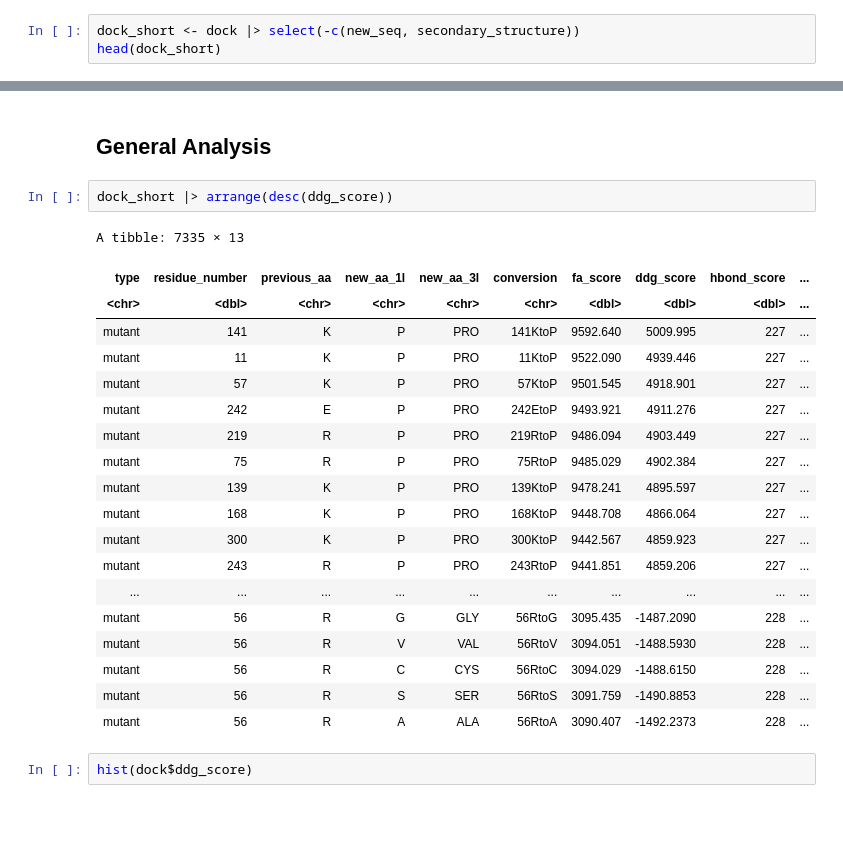
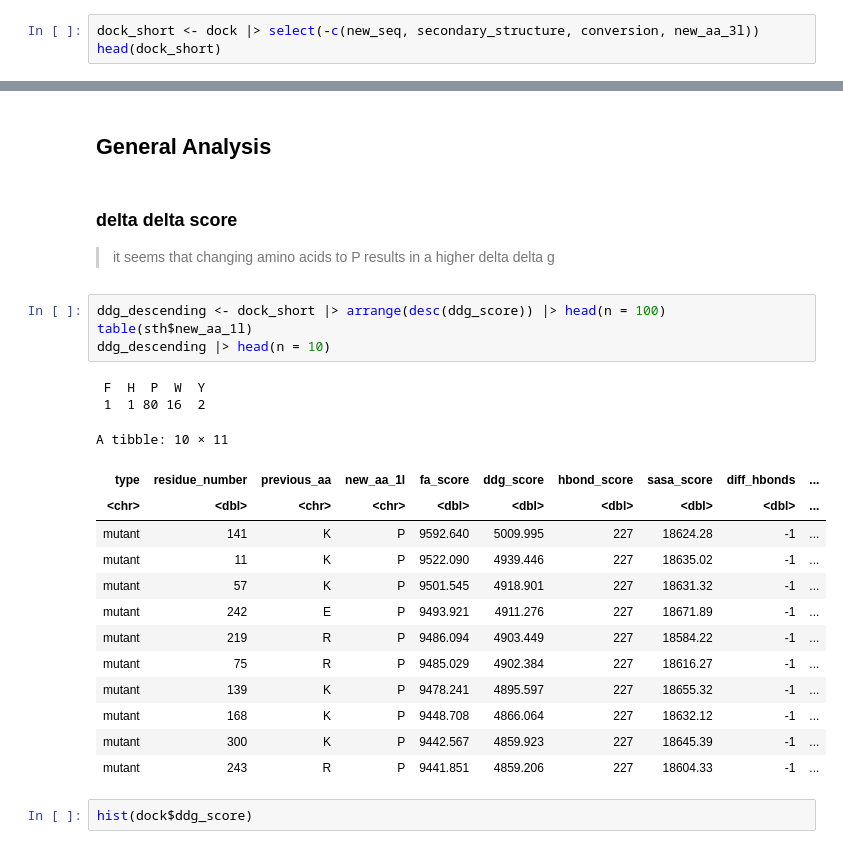
Before and after one commit to redradman/OneAAatATime, a Jupyter notebook: docked_analysis.ipynb, the cells around one changed output, grey strips where cells are left out. Saved outputs shown, nothing was run; the diff lists cells and outputs as text; blank space fills up the shorter version.

```diff
--- a/docked_analysis.ipynb
+++ b/docked_analysis.ipynb
@@ -62,6 +62,6 @@ A tibble: 6 × 15
 # %% [markdown]
 **Removing the amino acid sequence and the secondary sequence to make the data more readable**
 # %%
-dock_short <- dock |> select(-c(new_seq, secondary_structure))
+dock_short <- dock |> select(-c(new_seq, secondary_structure, conversion, new_aa_3l))
 head(dock_short)
 # %% [output]
@@ -77,27 +77,28 @@ A tibble: 6 × 13
 # %% [markdown]
 ## General Analysis
+# %% [markdown]
+### delta delta score
+> it seems that changing amino acids to P results in a higher delta delta g
 # %%
-dock_short |> arrange(desc(ddg_score))
+ddg_descending <- dock_short |> arrange(desc(ddg_score)) |> head(n = 100)
+table(sth$new_aa_1l)
+ddg_descending |> head(n = 10)
 # %% [output]
-A tibble: 7335 × 13
+ F  H  P  W  Y
+ 1  1 80 16  2
+A tibble: 10 × 11
-| type | residue_number | previous_aa | new_aa_1l | new_aa_3l | conversion | fa_score | ddg_score | hbond_score | ... |
-| <chr> | <dbl> | <chr> | <chr> | <chr> | <chr> | <dbl> | <dbl> | <dbl> | ... |
-| mutant | 141 | K | P | PRO | 141KtoP | 9592.640 | 5009.995 | 227 | ... |
-| mutant | 11 | K | P | PRO | 11KtoP | 9522.090 | 4939.446 | 227 | ... |
-| mutant | 57 | K | P | PRO | 57KtoP | 9501.545 | 4918.901 | 227 | ... |
-| mutant | 242 | E | P | PRO | 242EtoP | 9493.921 | 4911.276 | 227 | ... |
-| mutant | 219 | R | P | PRO | 219RtoP | 9486.094 | 4903.449 | 227 | ... |
-| mutant | 75 | R | P | PRO | 75RtoP | 9485.029 | 4902.384 | 227 | ... |
-| mutant | 139 | K | P | PRO | 139KtoP | 9478.241 | 4895.597 | 227 | ... |
-| mutant | 168 | K | P | PRO | 168KtoP | 9448.708 | 4866.064 | 227 | ... |
-| mutant | 300 | K | P | PRO | 300KtoP | 9442.567 | 4859.923 | 227 | ... |
-| mutant | 243 | R | P | PRO | 243RtoP | 9441.851 | 4859.206 | 227 | ... |
-| ... | ... | ... | ... | ... | ... | ... | ... | ... | ... |
-| mutant | 56 | R | G | GLY | 56RtoG | 3095.435 | -1487.2090 | 228 | ... |
-| mutant | 56 | R | V | VAL | 56RtoV | 3094.051 | -1488.5930 | 228 | ... |
-| mutant | 56 | R | C | CYS | 56RtoC | 3094.029 | -1488.6150 | 228 | ... |
-| mutant | 56 | R | S | SER | 56RtoS | 3091.759 | -1490.8853 | 228 | ... |
-| mutant | 56 | R | A | ALA | 56RtoA | 3090.407 | -1492.2373 | 228 | ... |
+| type | residue_number | previous_aa | new_aa_1l | fa_score | ddg_score | hbond_score | sasa_score | diff_hbonds | ... |
+| <chr> | <dbl> | <chr> | <chr> | <dbl> | <dbl> | <dbl> | <dbl> | <dbl> | ... |
+| mutant | 141 | K | P | 9592.640 | 5009.995 | 227 | 18624.28 | -1 | ... |
+| mutant | 11 | K | P | 9522.090 | 4939.446 | 227 | 18635.02 | -1 | ... |
+| mutant | 57 | K | P | 9501.545 | 4918.901 | 227 | 18631.32 | -1 | ... |
+| mutant | 242 | E | P | 9493.921 | 4911.276 | 227 | 18671.89 | -1 | ... |
+| mutant | 219 | R | P | 9486.094 | 4903.449 | 227 | 18584.22 | -1 | ... |
+| mutant | 75 | R | P | 9485.029 | 4902.384 | 227 | 18616.27 | -1 | ... |
+| mutant | 139 | K | P | 9478.241 | 4895.597 | 227 | 18655.32 | -1 | ... |
+| mutant | 168 | K | P | 9448.708 | 4866.064 | 227 | 18632.12 | -1 | ... |
+| mutant | 300 | K | P | 9442.567 | 4859.923 | 227 | 18645.39 | -1 | ... |
+| mutant | 243 | R | P | 9441.851 | 4859.206 | 227 | 18604.33 | -1 | ... |
 # %%
 hist(dock$ddg_score)
 # %% [output]
```
Also changed, not shown: parts of 1 cell of this notebook.
